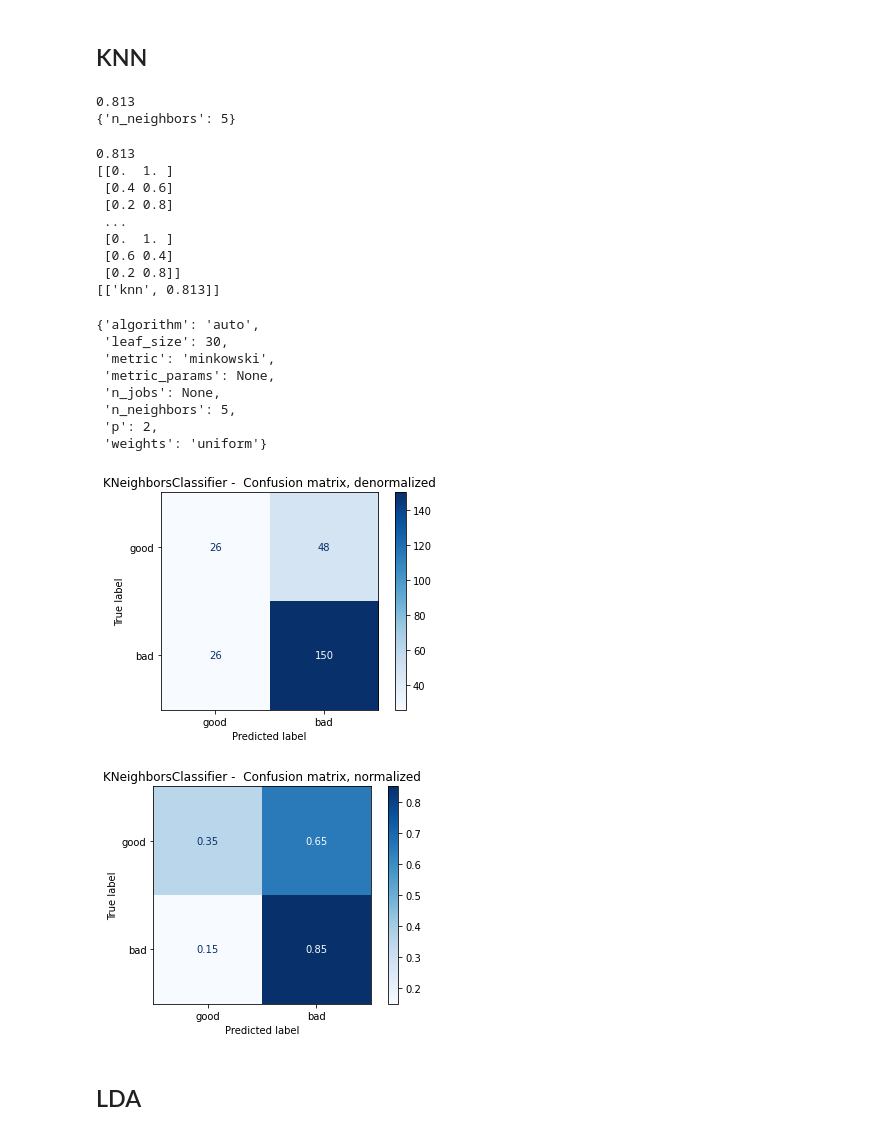
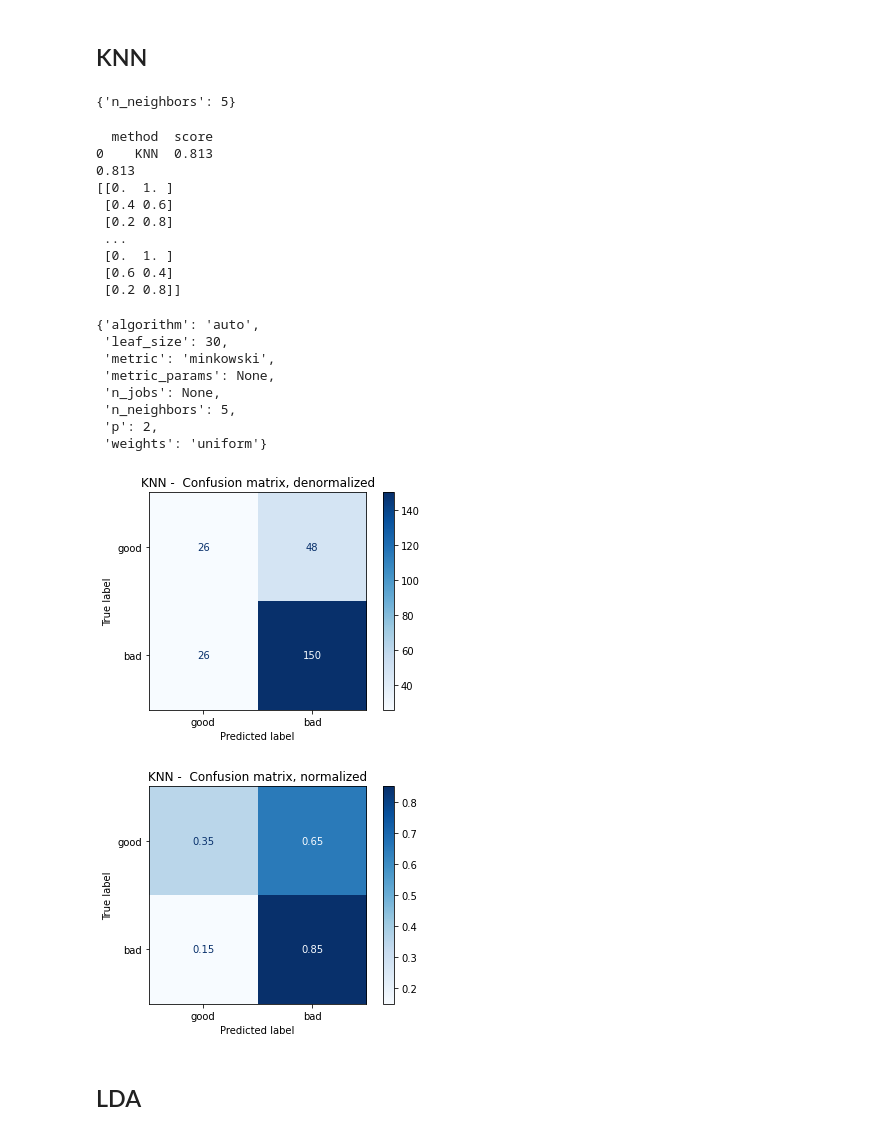
Before and after one commit to valuedriven/dataanalysis, a Jupyter notebook: trabalho_final/trabalho_final.ipynb, the cells around one changed output. Saved outputs shown, nothing was run; the diff lists cells and outputs as text; code cells hidden in the pictures.

```diff
--- a/trabalho_final/trabalho_final.ipynb
+++ b/trabalho_final/trabalho_final.ipynb
@@ -287,10 +269,10 @@ options = [
 ]
 
 def confusion_matrix(y_test, y_pred, options, method, display_labels, color_map):
-  column = 1
   for title, normalize in options:
     disp = ConfusionMatrixDisplay.from_predictions(y_test, y_pred, display_labels=class_names,normalize=normalize,cmap=color_map)
     disp.ax_.set_title(method+' -  '+title)
+  plt.savefig(method+'.png')
   plt.show()
 # %% [markdown]
 # Modelagem
@@ -300,23 +286,23 @@ def confusion_matrix(y_test, y_pred, options, method, display_labels, color_map)
 from sklearn.neighbors import KNeighborsClassifier
 from sklearn.model_selection import GridSearchCV
 
-parameters = {'n_neighbors':range(1,9)}
-clf = GridSearchCV(KNeighborsClassifier(), parameters, cv=30)
+parameters = {'n_neighbors': range(1,9)}
+clf = GridSearchCV(KNeighborsClassifier(), parameters)
 clf.fit(data,target)
-print(clf.score(data,target))
 print(clf.best_params_)
 # %% [output]
-0.813
 {'n_neighbors': 5}
 # %%
 knn = KNeighborsClassifier(**clf.best_params_)
 knn.fit(data,target)
-print(knn.score(data,target))
+score = knn.score(data,target)
+scores = scores.append({'method': 'KNN', 'score': score},ignore_index=True)
+print(scores)
+print(score)
 print(knn.predict_proba(data))
-scores = []
-scores.append(['knn',knn.score(data,target)])
-print(scores)
 # %% [output]
+  method  score
+0    KNN  0.813
 0.813
 [[0.  1. ]
  [0.4 0.6]
@@ -325,7 +311,6 @@ print(scores)
  [0.  1. ]
  [0.6 0.4]
  [0.2 0.8]]
-[['knn', 0.813]]
 # %%
 knn.get_params(deep=True)
 # %% [output]
@@ -340,11 +325,11 @@ knn.get_params(deep=True)
 # %%
 y_pred = knn.fit(X_train, y_train).predict(X_test)
 # %%
-method= 'KNeighborsClassifier'
+method= 'KNN'
 confusion_matrix(y_test, y_pred, options, method, class_names, color_map)
 # %% [output]
-[figure, old version]
+[figure, new version]
-[figure, old version]
+[figure, new version]
 # %% [markdown]
 ## LDA
 # %%
```
Also changed, not shown: parts of 16 cells of this notebook.
